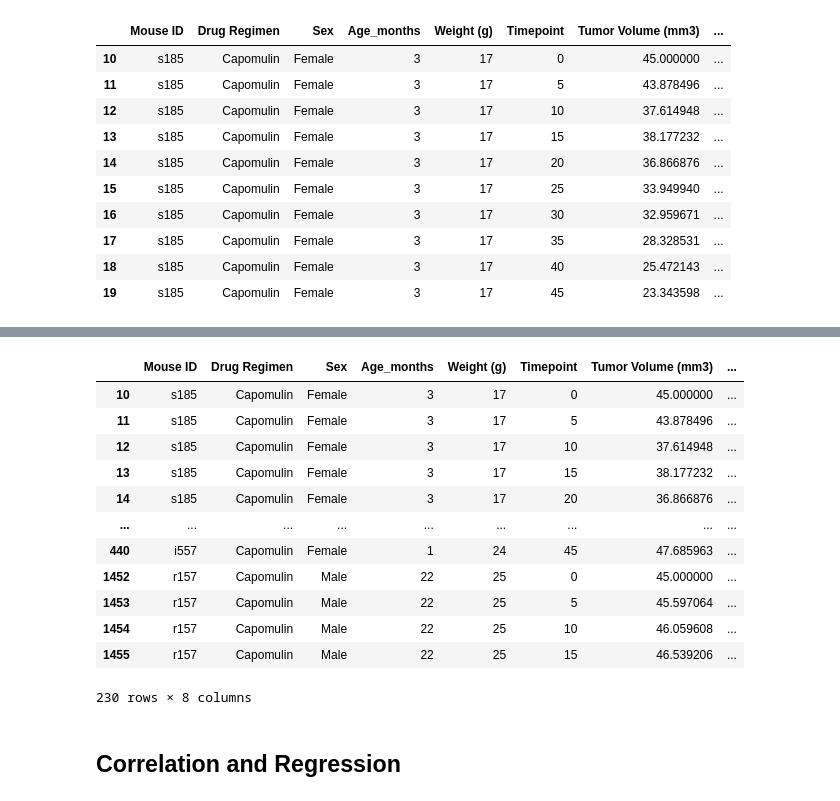
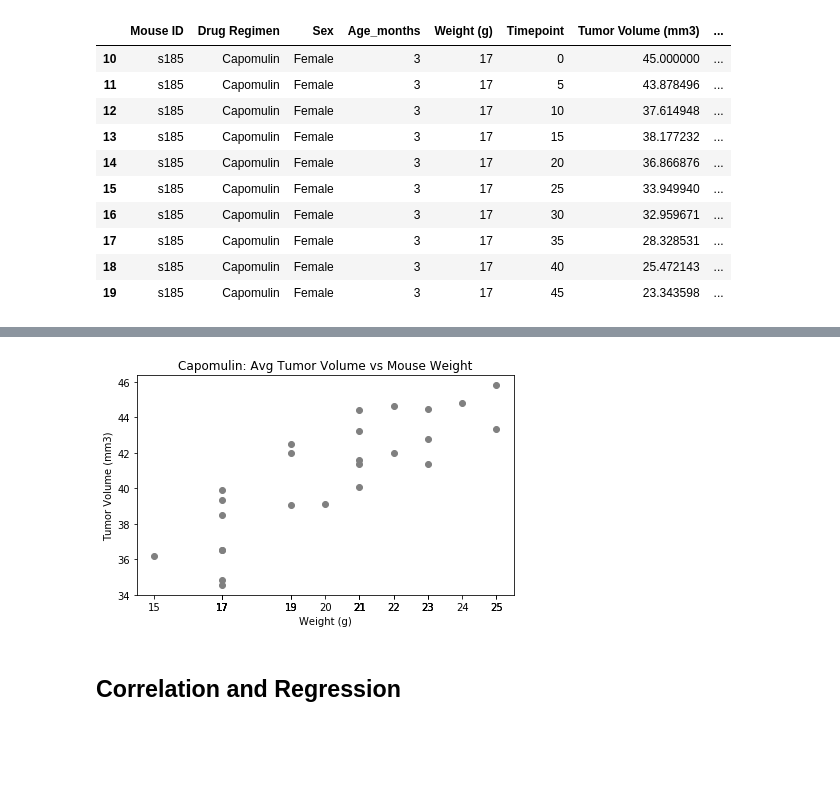
Before and after one commit to angieglass/the-power-of-plots, a Jupyter notebook: power_of_plots_homework.ipynb, the cells around one changed output, grey strips where cells are left out. Saved outputs shown, nothing was run; the diff lists cells and outputs as text; code cells hidden in the pictures; blank space fills up the shorter version.

```diff
--- a/power_of_plots_homework.ipynb
+++ b/power_of_plots_homework.ipynb
@@ -416,20 +418,26 @@ plt.show()
-# %%
-# Generate a scatter plot of average tumor volume vs. mouse weight for the Capomulin regimen
-capomulin_mouses
-# %% [output]
-|  | Mouse ID | Drug Regimen | Sex | Age_months | Weight (g) | Timepoint | Tumor Volume (mm3) | ... |
-| 10 | s185 | Capomulin | Female | 3 | 17 | 0 | 45.000000 | ... |
-| 11 | s185 | Capomulin | Female | 3 | 17 | 5 | 43.878496 | ... |
-| 12 | s185 | Capomulin | Female | 3 | 17 | 10 | 37.614948 | ... |
-| 13 | s185 | Capomulin | Female | 3 | 17 | 15 | 38.177232 | ... |
-| 14 | s185 | Capomulin | Female | 3 | 17 | 20 | 36.866876 | ... |
-| ... | ... | ... | ... | ... | ... | ... | ... | ... |
-| 440 | i557 | Capomulin | Female | 1 | 24 | 45 | 47.685963 | ... |
-| 1452 | r157 | Capomulin | Male | 22 | 25 | 0 | 45.000000 | ... |
-| 1453 | r157 | Capomulin | Male | 22 | 25 | 5 | 45.597064 | ... |
-| 1454 | r157 | Capomulin | Male | 22 | 25 | 10 | 46.059608 | ... |
-| 1455 | r157 | Capomulin | Male | 22 | 25 | 15 | 46.539206 | ... |
-230 rows × 8 columns
+# %%
+# Generate a scatter plot of average tumor volume vs. mouse weight for the Capomulin regimen
+#This part was extremely hard so I reached out ASKBCS. They explained to me that groupby
+# and the .mean() would return the mean of the remaining columns.
+
+capomulin_mouses = clean_data.loc[clean_data["Drug Regimen"] == "Capomulin"]
+capomulin_average = capomulin_mouses.groupby(['Mouse ID']).mean()
+
+
+plt.title("Capomulin: Avg Tumor Volume vs Mouse Weight")
+plt.xlabel("Weight (g)")
+plt.ylabel("Tumor Volume (mm3)")
+
+# Print our chart to the screen
+plt.xticks(capomulin_average["Weight (g)"])
+
+#Had to add linestyle='None' because I had lines connecting all my dots. Crazy.
+plt.plot(capomulin_average["Weight (g)"], capomulin_average["Tumor Volume (mm3)"],
+         marker = "o", color = "gray",linestyle='None')
+plt.tight_layout()
+plt.show()
+# %% [output]
+[figure, added]
 # %% [markdown]
 ## Correlation and Regression
 # %%
```
Also changed, not shown: parts of 2 cells of this notebook.
